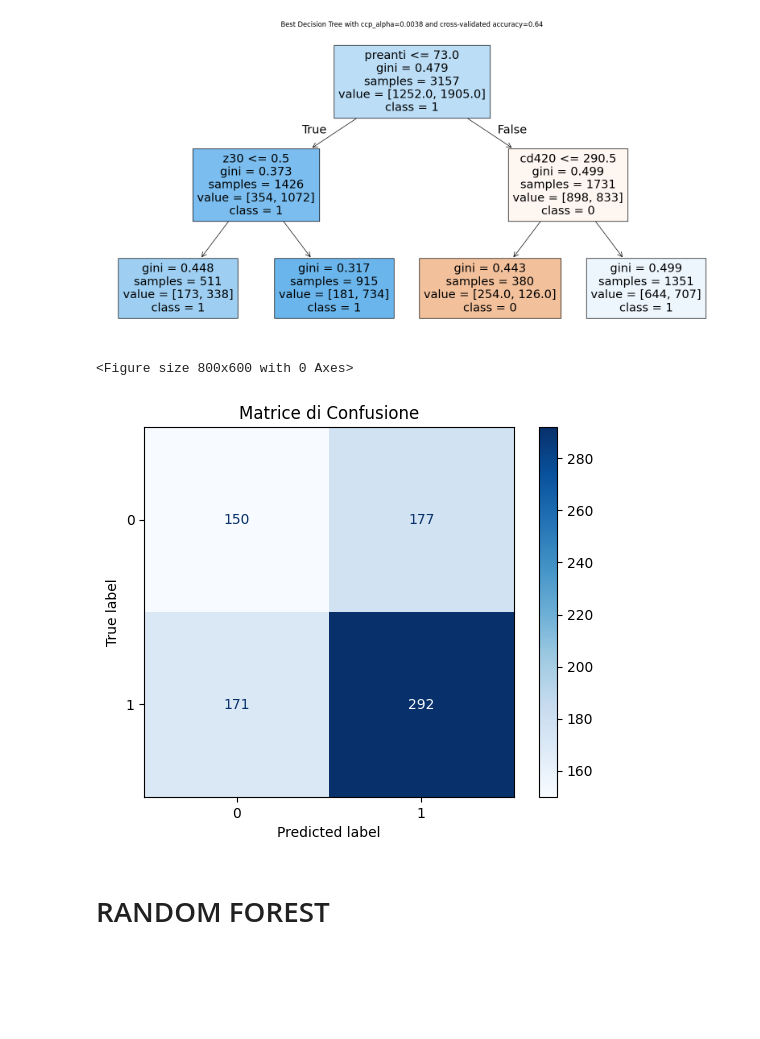
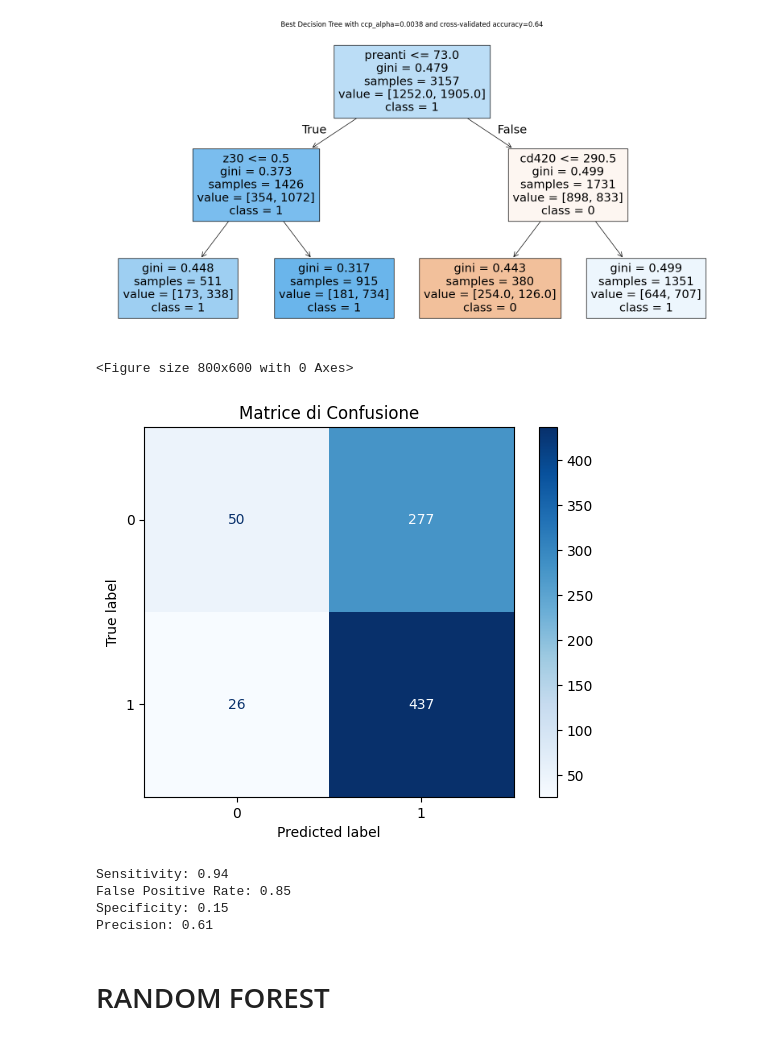
Before and after one commit to LucaTomei93/AIDS_VirusInfectionPrediction, a Jupyter notebook: main.ipynb, the cells around one changed output. Saved outputs shown, nothing was run; the diff lists cells and outputs as text; code cells hidden in the pictures; blank space fills up the shorter version.

Commit message:
false positive rate

```diff
--- a/main.ipynb
+++ b/main.ipynb
@@ -805,16 +952,46 @@ plt.show()
 # %% [output]
 [figure]
 # %%
-cm = confusion_matrix(y_test, y_pred)
+cm = confusion_matrix(y_test, y_pred_best)
 # Visualizzazione della matrice di confusione
 disp = ConfusionMatrixDisplay(confusion_matrix=cm, display_labels=np.unique(y))
 plt.figure(figsize=(8, 6))
 disp.plot(cmap=plt.cm.Blues)
 plt.title('Matrice di Confusione')
 plt.show()
 # %% [output]
 <Figure size 800x600 with 0 Axes>
-[figure, old version]
+[figure, new version]
+# %%
+# Sensitivity, False Positive Rate, Specificity, Precision
+
+TP = 437
+FN = 26
+FP = 277
+TN = 50
+
+# Calcolo della sensitivity (recall)
+sensitivity = TP / (TP + FN)
+
+# Calcolo del false positive rate
+fpr = FP / (FP + TN)
+
+# Calcolo della Precisione
+precision = TP / (TP + FP)
+
+# Calcolo della Specificità
+specificity = TN / (TN + FP)
+
+# Stampa dei risultati
+print(f"Sensitivity: {sensitivity:.2f}")
+print(f"False Positive Rate: {fpr:.2f}")
+print(f"Specificity: {specificity:.2f}")
+print(f"Precision: {precision:.2f}")
+# %% [output]
+Sensitivity: 0.94
+False Positive Rate: 0.85
+Specificity: 0.15
+Precision: 0.61
 # %% [markdown]
 # RANDOM FOREST
 # %%
```
Also changed, not shown: parts of 12 cells of this notebook.
